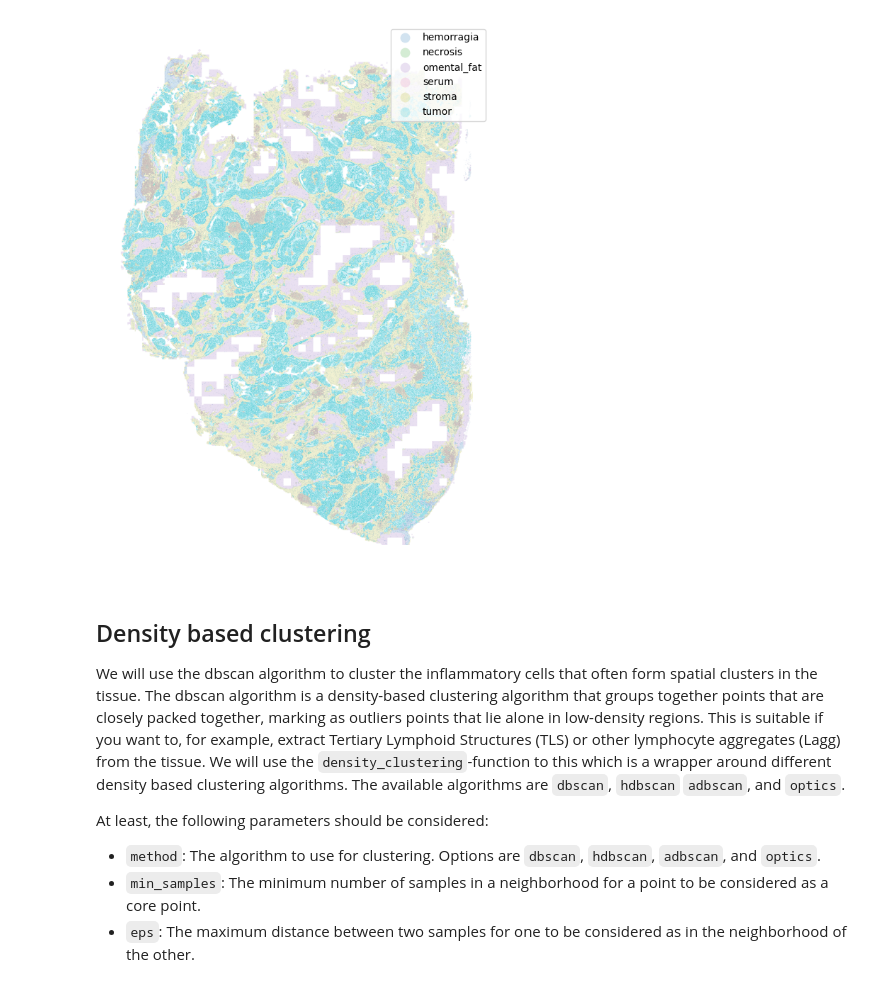
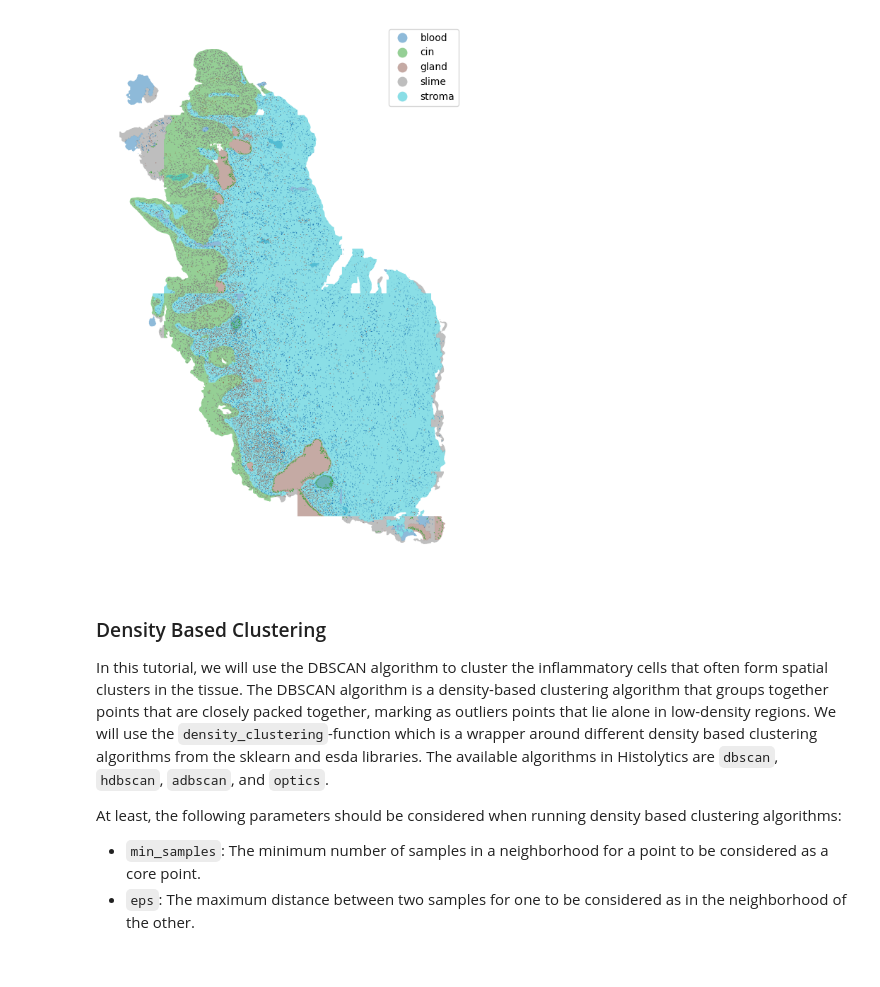
Before and after one commit to HautaniemiLab/histolytics, a Jupyter notebook: docs/user_guide/spatial/clustering.ipynb, the cells around one changed output. Saved outputs shown, nothing was run; the diff lists cells and outputs as text; code cells hidden in the pictures.

Commit message:
docs: add new spatial analysis example tutorials (basics)

```diff
--- a/docs/user_guide/spatial/clustering.ipynb
+++ b/docs/user_guide/spatial/clustering.ipynb
@@ -13,22 +19,24 @@ Let's start by loading the example data.
 # %%
-from histolytics.data import hgsc_nuclei_wsi, hgsc_tissue_wsi
+# Let's load some data to play around with
+import matplotlib.pyplot as plt
+from histolytics.data import cervix_nuclei, cervix_tissue
 
-nuc = hgsc_nuclei_wsi()
-tis = hgsc_tissue_wsi()
+tis = cervix_tissue()
+nuc = cervix_nuclei()
 
-ax = tis.plot(figsize=(10, 10), column="class_name", alpha=0.2, aspect=1, legend=True)
-nuc.plot(ax=ax, column="class_name", aspect=1)
+fig, ax = plt.subplots(figsize=(10, 10))
+tis.plot(ax=ax, column="class_name", aspect=1, alpha=0.5, legend=True)
+nuc.plot(ax=ax, column="class_name", aspect=1, legend=False)
 ax.set_axis_off()
 # %% [output]
-[figure, old version]
+[figure, new version]
 # %% [markdown]
-## Density based clustering
+### Density Based Clustering
 
-We will use the dbscan algorithm to cluster the inflammatory cells that often form spatial clusters in the tissue. The dbscan algorithm is a density-based clustering algorithm that groups together points that are closely packed together, marking as outliers points that lie alone in low-density regions. This is suitable if you want to, for example, extract Tertiary Lymphoid Structures (TLS) or other lymphocyte aggregates (Lagg) from the tissue. We will use the `density_clustering`-function to this which is a wrapper around different density based clustering algorithms. The available algorithms are `dbscan`, `hdbscan` `adbscan`, and `optics`.
+In this tutorial, we will use the DBSCAN algorithm to cluster the inflammatory cells that often form spatial clusters in the tissue. The DBSCAN algorithm is a density-based clustering algorithm that groups together points that are closely packed together, marking as outliers points that lie alone in low-density regions. We will use the `density_clustering`-function which is a wrapper around different density based clustering algorithms from the sklearn and esda libraries. The available algorithms in Histolytics are `dbscan`, `hdbscan`, `adbscan`, and `optics`.
 
-At least, the following parameters should be considered:
+At least, the following parameters should be considered when running density based clustering algorithms:
 
-- `method`: The algorithm to use for clustering. Options are `dbscan`, `hdbscan`, `adbscan`, and `optics`.
 - `min_samples`: The minimum number of samples in a neighborhood for a point to be considered as a core point.
 - `eps`: The maximum distance between two samples for one to be considered as in the neighborhood of the other.
 # %%
```
Also changed, not shown: parts of 19 cells of this notebook, 8 other files.
